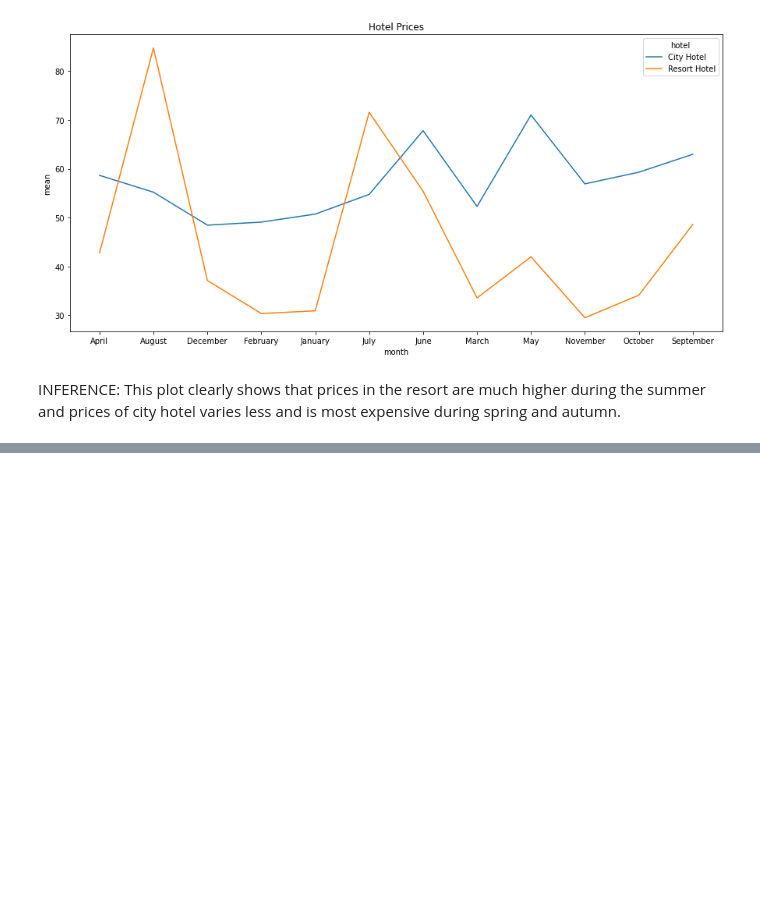
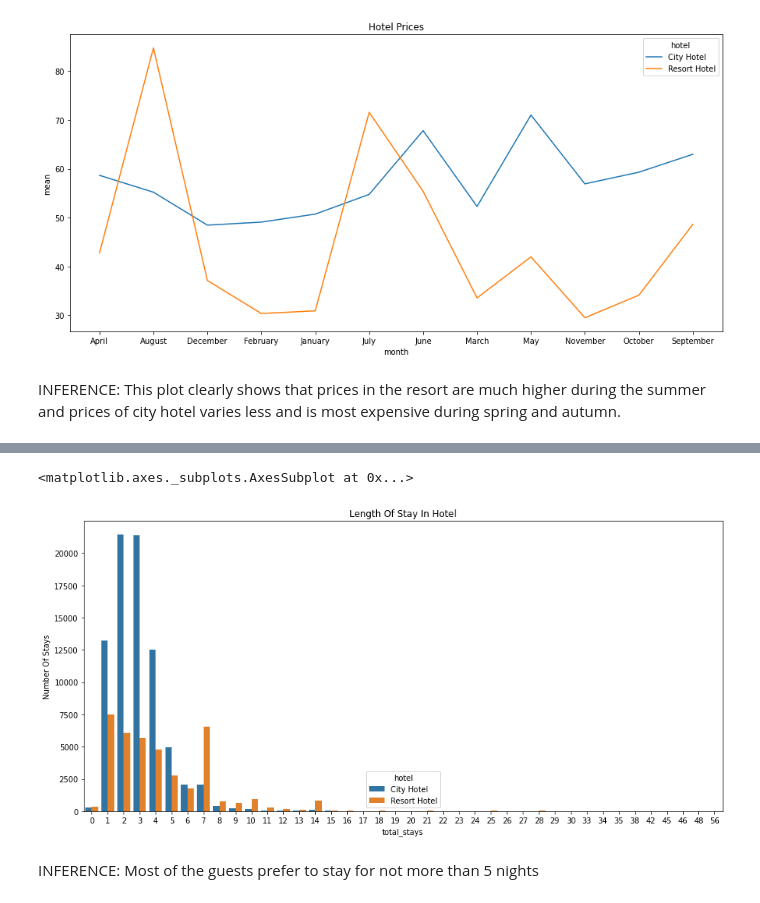
Before and after one commit to Sameer8095/Hotel-booking-data-analysis, a Jupyter notebook: Copy_of_Hotel_Booking_Analysis1_team_data_science_learners_Capstone_Project.ipynb, the cells around one changed output, grey strips where cells are left out. Saved outputs shown, nothing was run; the diff lists cells and outputs as text; code cells hidden in the pictures; blank space fills up the shorter version.

```diff
--- a/Copy_of_Hotel_Booking_Analysis1_team_data_science_learners_Capstone_Project.ipynb
+++ b/Copy_of_Hotel_Booking_Analysis1_team_data_science_learners_Capstone_Project.ipynb
@@ -357,0 +371,5 @@ INFERENCE: This plot clearly shows that prices in the resort are much higher dur
+# %%
+stay_length = df.groupby(['total_stays','hotel']).agg('count').reset_index()
+stay_length = stay_length.iloc[:,:3]
+stay_length = stay_length.rename(columns={'canceled':'Number Of Stays'})
+stay_length
@@ -357,0 +390,10 @@ INFERENCE: This plot clearly shows that prices in the resort are much higher dur
+# %%
+#analysis length of stay by barplot
+plt.figure(figsize=(15,7))
+plt.title('Length Of Stay In Hotel')
+sns.barplot( x = 'total_stays', y = 'Number Of Stays', data = stay_length, hue = 'hotel')
+# %% [output]
+<matplotlib.axes._subplots.AxesSubplot at 0x...>
+[figure, added]
+# %% [markdown]
+INFERENCE: Most of the guests prefer to stay for not more than 5 nights
```
Also changed, not shown: parts of 9 cells of this notebook.
